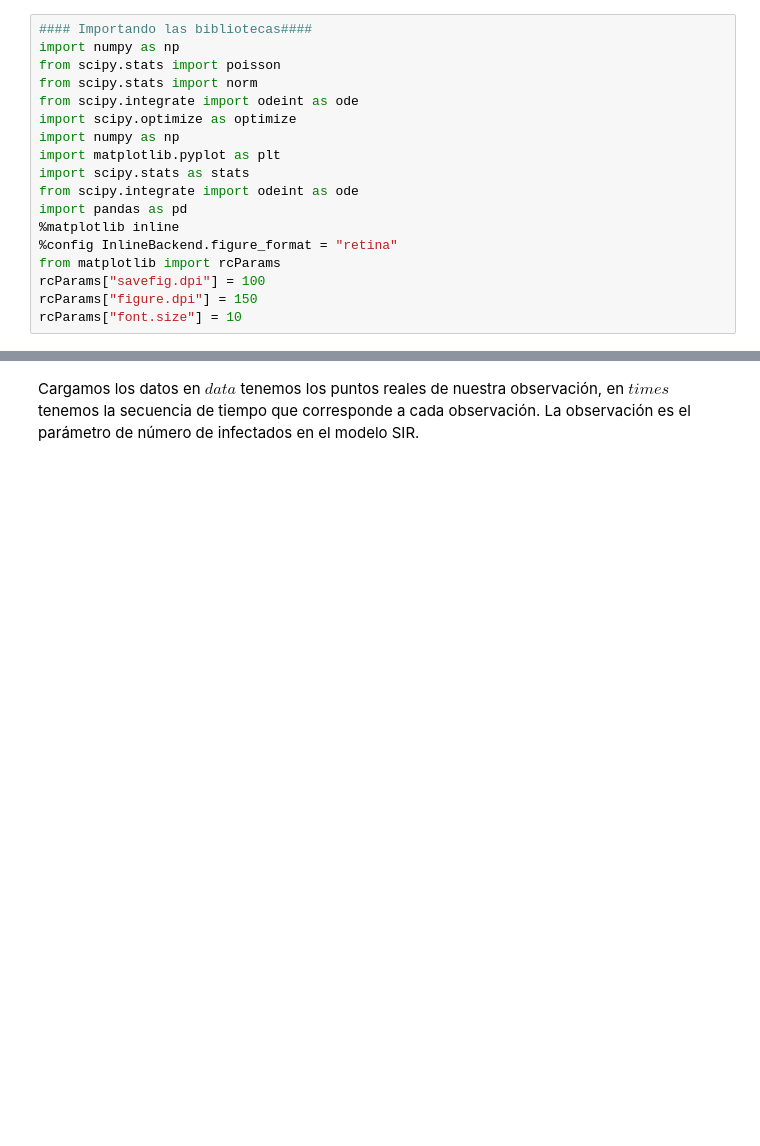
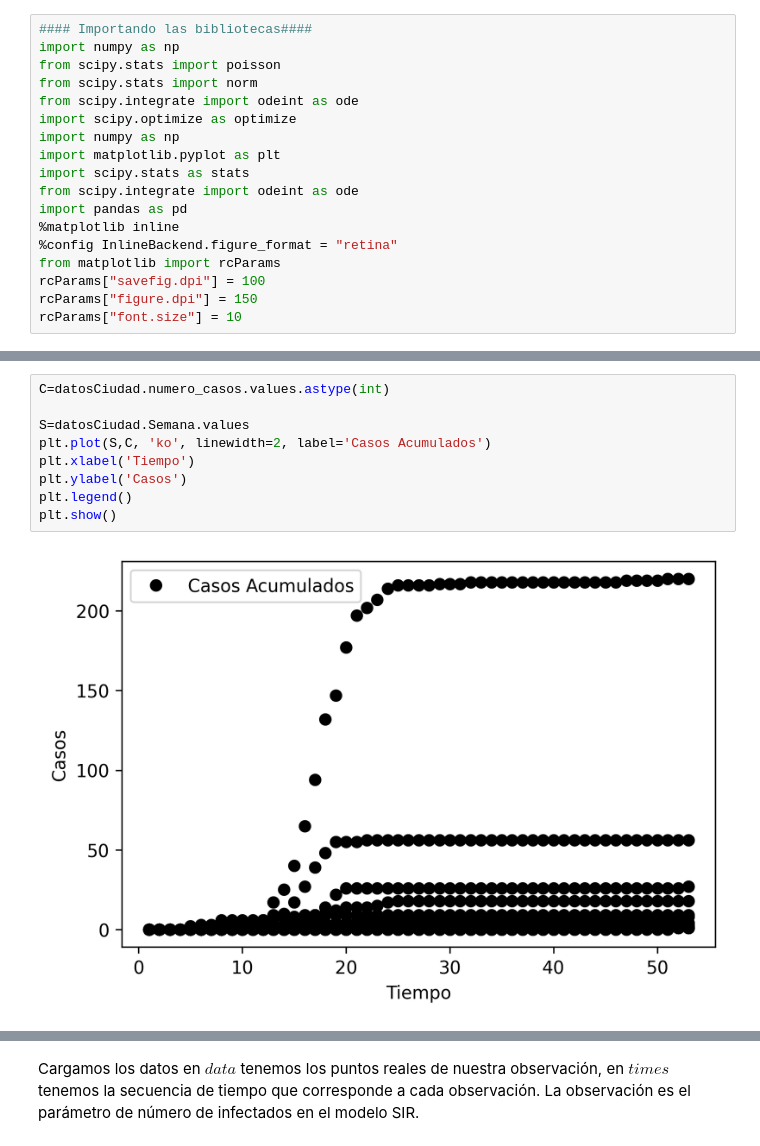
Before and after one commit to Juan-Vicente/DenguePeru, a Jupyter notebook: LeerDatos.ipynb, the cells around one changed output, grey strips where cells are left out. Drawn from its saved outputs; the diff is of its cells as text; blank space fills up the shorter version.

```diff
--- a/LeerDatos.ipynb
+++ b/LeerDatos.ipynb
@@ -50,0 +59,11 @@ See the caveats in the documentation: https://pandas.pydata.org/pandas-docs/stab
+# %%
+C=datosCiudad.numero_casos.values.astype(int)
+
+S=datosCiudad.Semana.values
+plt.plot(S,C, 'ko', linewidth=2, label='Casos Acumulados')
+plt.xlabel('Tiempo')
+plt.ylabel('Casos')
+plt.legend()
+plt.show()
+# %% [output]
+[figure, added]
```
Also changed, not shown: parts of 28 cells of this notebook, 10 other files.
